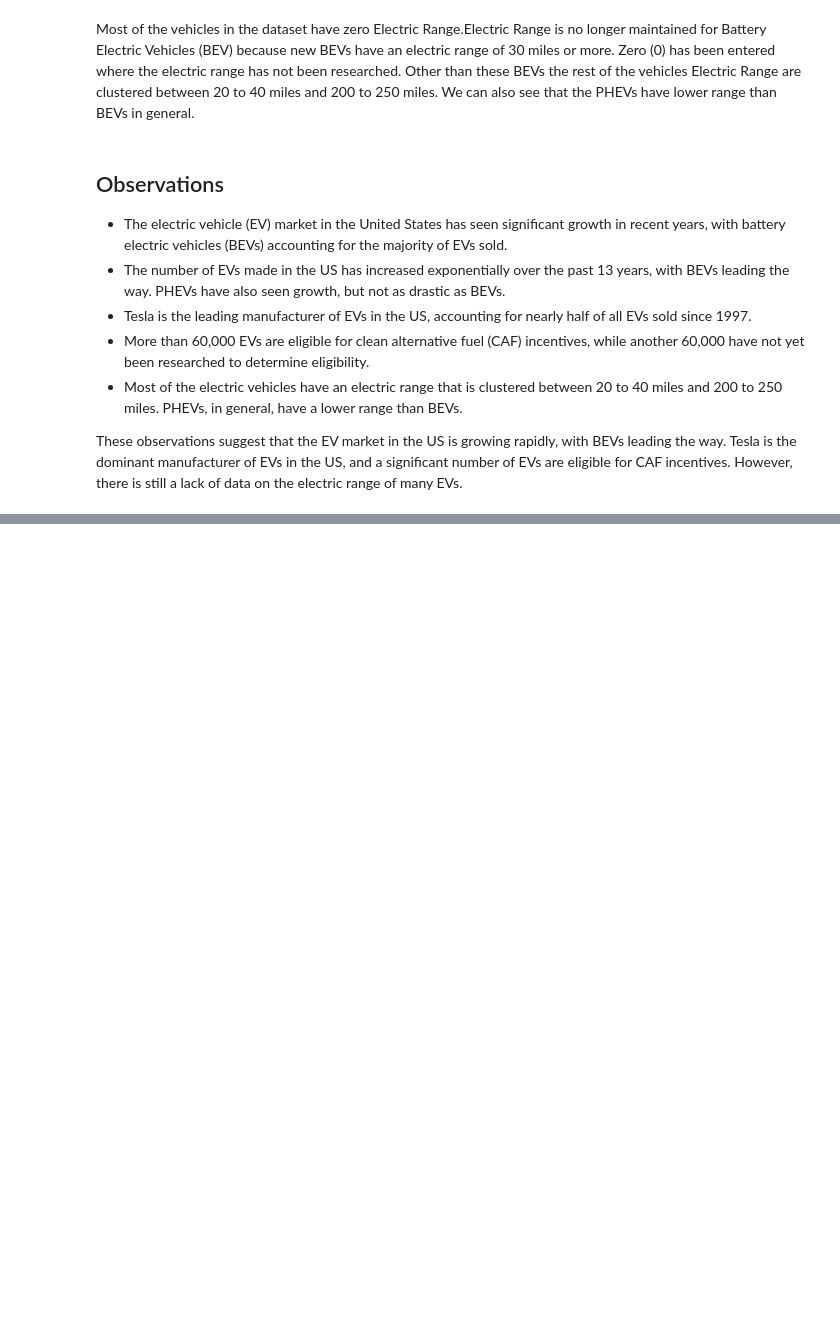
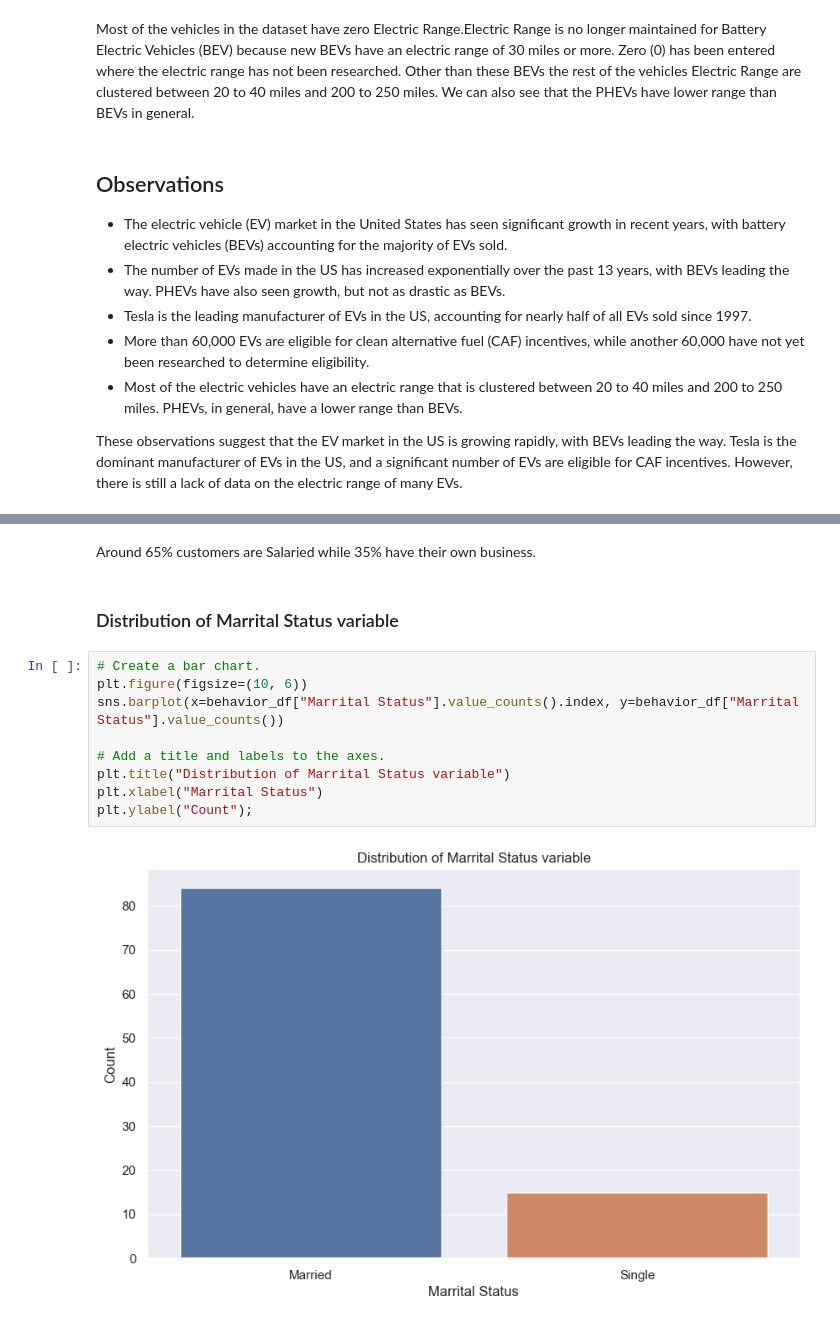
Before and after one commit to KratikMehta/EV-Market-Segmentation-in-India, a Jupyter notebook: Market_Segmentation.ipynb, the cells around one changed output, grey strips where cells are left out. Saved outputs shown, nothing was run; the diff lists cells and outputs as text; blank space fills up the shorter version.

```diff
--- a/Market_Segmentation.ipynb
+++ b/Market_Segmentation.ipynb
@@ -518,0 +622,15 @@ These observations suggest that the EV market in the US is growing rapidly, with
+# %% [markdown]
+Around 65% customers are Salaried while 35% have their own business.
+# %% [markdown]
+### Distribution of Marrital Status variable
+# %%
+# Create a bar chart.
+plt.figure(figsize=(10, 6))
+sns.barplot(x=behavior_df["Marrital Status"].value_counts().index, y=behavior_df["Marrital Status"].value_counts())
+
+# Add a title and labels to the axes.
+plt.title("Distribution of Marrital Status variable")
+plt.xlabel("Marrital Status")
+plt.ylabel("Count");
+# %% [output]
+[figure, added]
```
Also changed, not shown: parts of 44 cells of this notebook, 2 other files.
